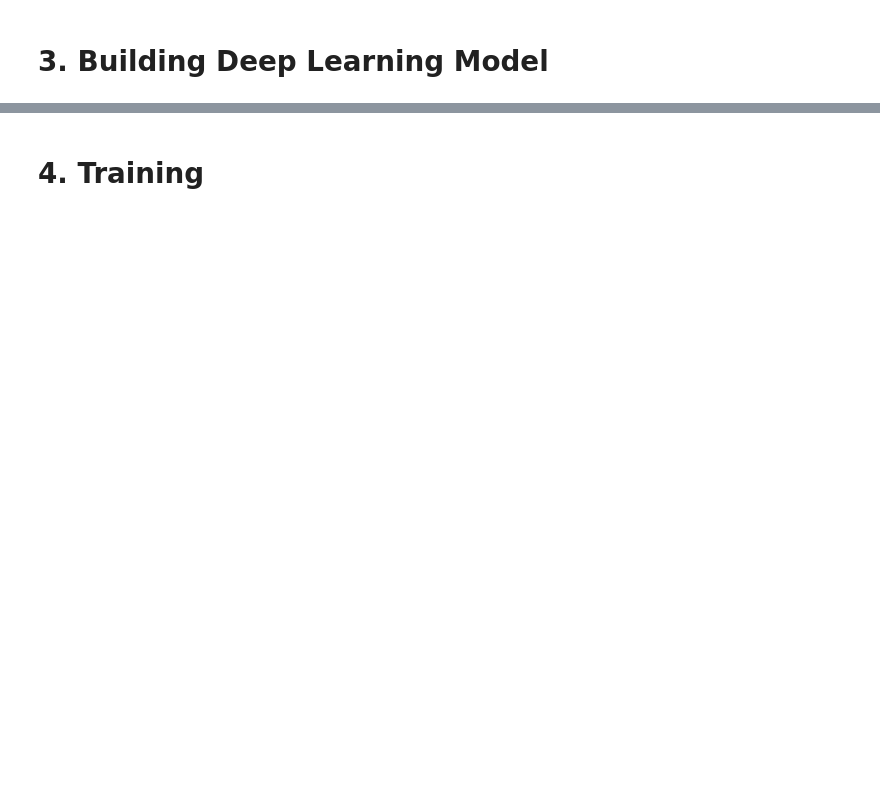
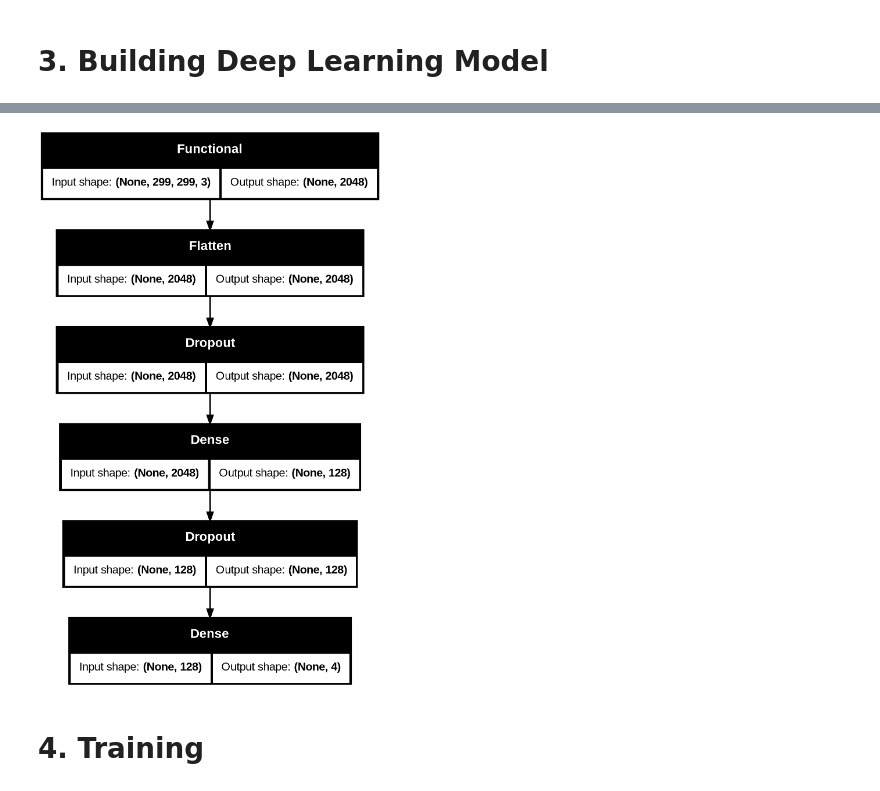
Before and after one commit to Bhawesh-007/MedSynapse, a Jupyter notebook: notebooks/Final_Brain_Tumor_Prediction.ipynb, the cells around one changed output, grey strips where cells are left out. Drawn from its saved outputs; the diff is of its cells as text; code cells hidden in the pictures; blank space fills up the shorter version.

Commit message:
Update Final_Brain_Tumor and Final_Skin_Cancer notebooks: modernized Keras/TF, auto-dataset discovery, and 1-click artifact packaging

```diff
--- a/notebooks/Final_Brain_Tumor_Prediction.ipynb
+++ b/notebooks/Final_Brain_Tumor_Prediction.ipynb
@@ -50,6 +62,7 @@ def test_df(ts_path):
 import os
 
 candidate_dirs = [
+    '/kaggle/input',
     '../datasets/brain tumor',
     '../datasets/tumor-dataset',
     './datasets/brain tumor',
@@ -65,12 +78,16 @@ test_path = None
 
 def find_subdirs(base_path):
     tr, ts = None, None
+    if not os.path.exists(base_path):
+        return tr, ts
     for root, dirs, _ in os.walk(base_path):
         for d in dirs:
             if d.lower() in ['training', 'train']:
                 tr = os.path.join(root, d)
             elif d.lower() in ['testing', 'test']:
                 ts = os.path.join(root, d)
+        if tr and ts:
+            break
     return tr, ts
 
 for d in candidate_dirs:
@@ -82,14 +99,20 @@ for d in candidate_dirs:
             break
 
 if not (train_path and test_path and os.path.exists(train_path)):
-    print('⚡ Dataset not detected locally. Downloading via KaggleHub...')
+    print('⚡ Dataset not detected in default paths. Attempting KaggleHub download...')
     try:
         import kagglehub
         download_path = kagglehub.dataset_download('masoudnickparvar/brain-tumor-mri-dataset')
         print(f'✅ Downloaded to: {download_path}')
         train_path, test_path = find_subdirs(download_path)
     except Exception as e:
-        print(f'⚠️ KaggleHub auto-download notice: {e}')
+        print(f'⚠️ KaggleHub notice: {e}')
+
+if not (train_path and os.path.exists(train_path)):
+    raise FileNotFoundError(
+        "Brain Tumor MRI dataset not found! Please attach a Brain Tumor dataset "
+        "(e.g., 'masoudnickparvar/brain-tumor-mri-dataset') to your Kaggle notebook."
+    )
 
 print(f'📂 Train Path: {train_path}')
 print(f'📂 Test Path:  {test_path}')
@@ -201,3 +304,10 @@ tf.keras.utils.plot_model(model, show_shapes=True)
+# %%
+try:
+    display(tf.keras.utils.plot_model(model, show_shapes=True))
+except Exception as e:
+    print(f"Model diagram skipped (pydot/graphviz not required): {e}")
+# %% [output]
+[figure, added]
 # %% [markdown]
 # 4. Training
 # %%
```
Also changed, not shown: parts of 23 cells of this notebook, 1 other file.
